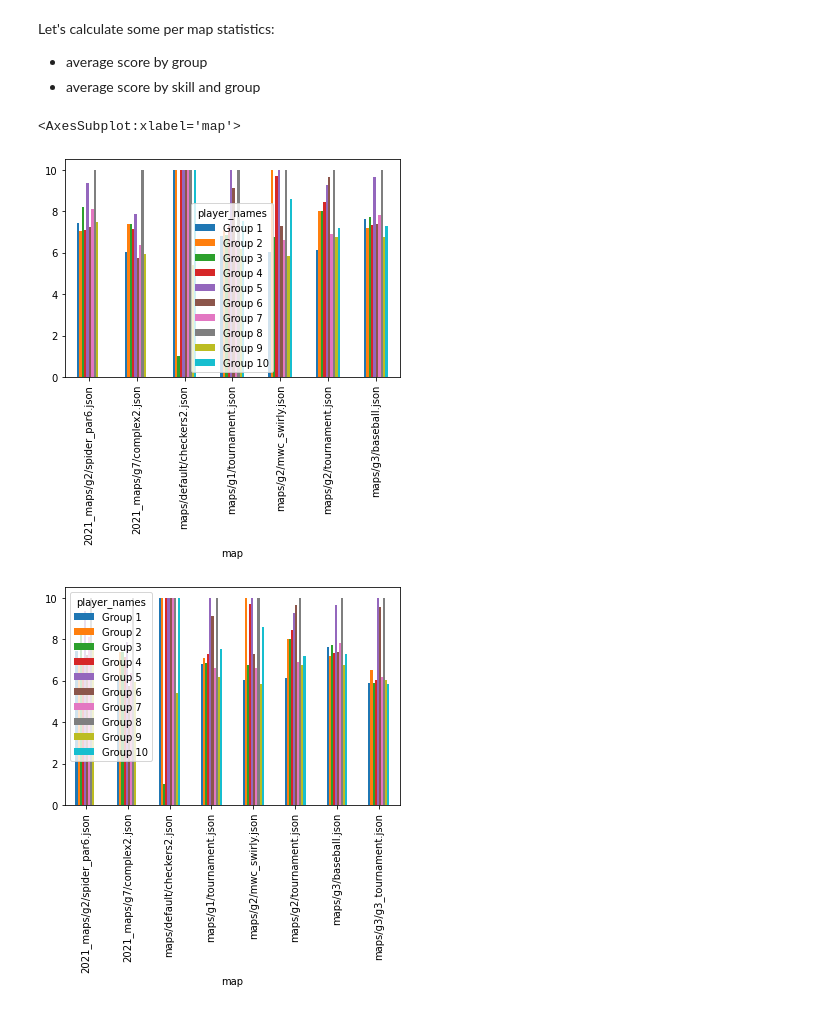
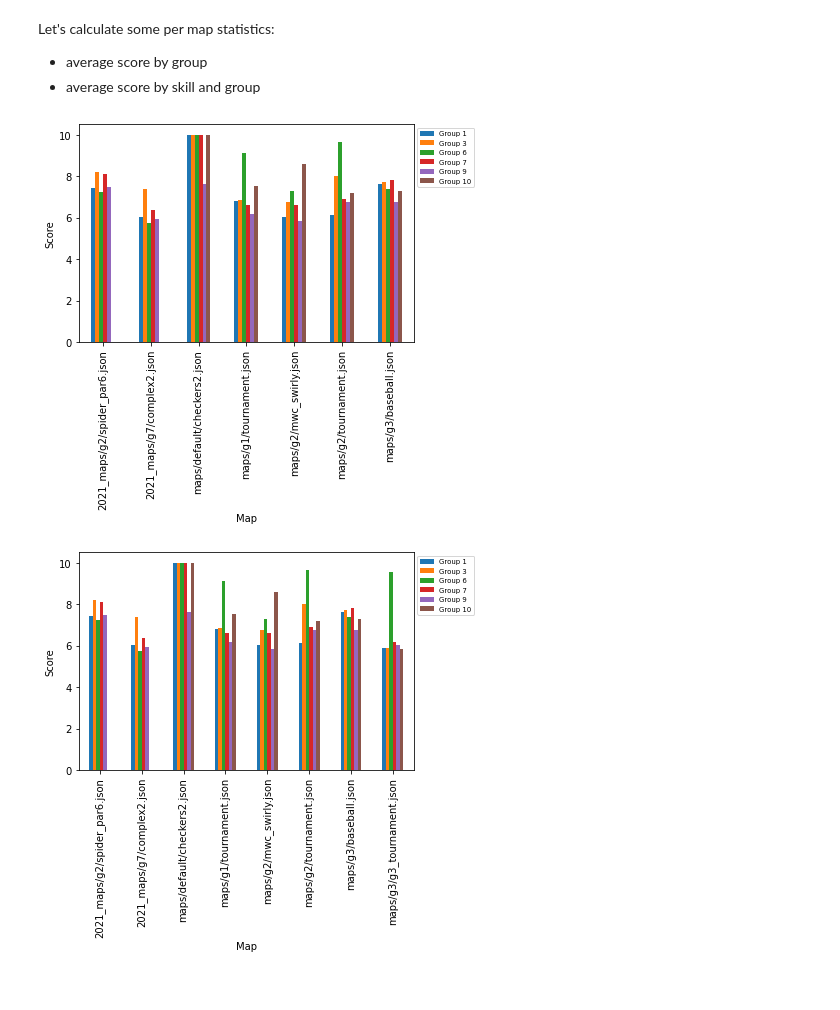
Before and after one commit to yunlanli/polygolf22, a Jupyter notebook: notebooks/tournament_m1_result_analysis.ipynb, the cells around one changed output. Drawn from its saved outputs; the diff is of its cells as text; code cells hidden in the pictures.

Commit message:
update m1 result analysis notebook

```diff
--- a/notebooks/tournament_m1_result_analysis.ipynb
+++ b/notebooks/tournament_m1_result_analysis.ipynb
@@ -13,6 +14,14 @@ tournament_results = pd.read_csv(data_src)
 groups = list(set(tournament_results['player_names']))
 groups.sort(key=lambda x: int(x.split(' ')[-1]))
 
+def exclude_groups(groups):
+	groups_excluded = ['Group 2', 'Group 4', 'Group 5', 'Group 8']
+	groups_filtered = [g for g in groups if g not in groups_excluded]
+
+	groups_filtered.sort(key=lambda x: int(x.split(' ')[-1]))
+	return groups_filtered
+
+
 maps = list(set(tournament_results['map']))
 # %%
 tournament_results.head()
@@ -25,0 +41,3 @@ tournament_results.head()
+# %%
+def save_fig(df_plot, path):
+	df_plot.get_figure().savefig(path, bbox_inches='tight')
@@ -109,3 +168,11 @@ df_penalties_by_skill.plot.bar(x='skills', y=groups)
+# %%
+def exclude_rows(df):
+	groups_excluded = ['Group 2', 'Group 4', 'Group 5', 'Group 8']
+
+	for g in groups_excluded:
+		df = df[df['player_names'] != g]
+
+	return df
 # %% [markdown]
 ## Scores
 
@@ -114,5 +181,7 @@ We are interested in two metrics:
 - average score for different skill levels
 # %%
 # 1. group by: player_names, skills
-avg_scores_by_group = avg_scores_by_skill_level_and_group = tournament_results.filter(['player_names', 'scores']).groupby(['player_names']).mean()
+tournament_results = exclude_rows(tournament_results)
+
+avg_scores_by_group = tournament_results.filter(['player_names', 'scores']).groupby(['player_names']).mean()
 avg_scores_by_skill_level_and_group = tournament_results.filter(['player_names', 'skills', 'scores']).groupby(['skills', 'player_names']).mean()
@@ -140,17 +245,28 @@ avg_scores_by_map_skill = base_df.groupby(['map', 'skills', 'player_names']).mea
 # %%
 # print(avg_scores_by_map)
 # print(avg_scores_by_map_skill)
 
 avg_scores_map_df = avg_scores_by_map.reset_index().pivot(index='map', columns='player_names', values='scores').reset_index()
 total_maps = len(avg_scores_map_df.index)
 hd, tl = math.floor(total_maps/2), math.ceil(total_maps/2)
 
-avg_scores_map_df.head(hd).plot.bar(x='map', y=groups)
-avg_scores_map_df.head(tl).plot.bar(x='map', y=groups)
+# plot
+scores_by_map_1 = avg_scores_map_df.head(hd).plot.bar(
+	x='map', y=exclude_groups(groups),
+	xlabel='Map', ylabel='Score')
+scores_by_map_1.legend(loc='best', fontsize='x-small', bbox_to_anchor=(1,1))
+
+scores_by_map_2 = avg_scores_map_df.head(tl).plot.bar(
+	x='map', y=exclude_groups(groups),
+	xlabel='Map', ylabel='Score')
+scores_by_map_2.legend(loc='best', fontsize='x-small', bbox_to_anchor=(1,1))
+
+# save figures
+save_fig(scores_by_map_1, 'graphs/m1_avg_scores_by_map1_7.png')
+save_fig(scores_by_map_2, 'graphs/m1_avg_scores_by_map8_15.png')
 # %% [output]
-<AxesSubplot:xlabel='map'>
-[figure, old version]
+[figure, new version]
-[figure, old version]
+[figure, new version]
 # %%
 avg_scores_map_skill_df = avg_scores_by_map_skill.reset_index()
 
```
Also changed, not shown: parts of 15 cells of this notebook.
